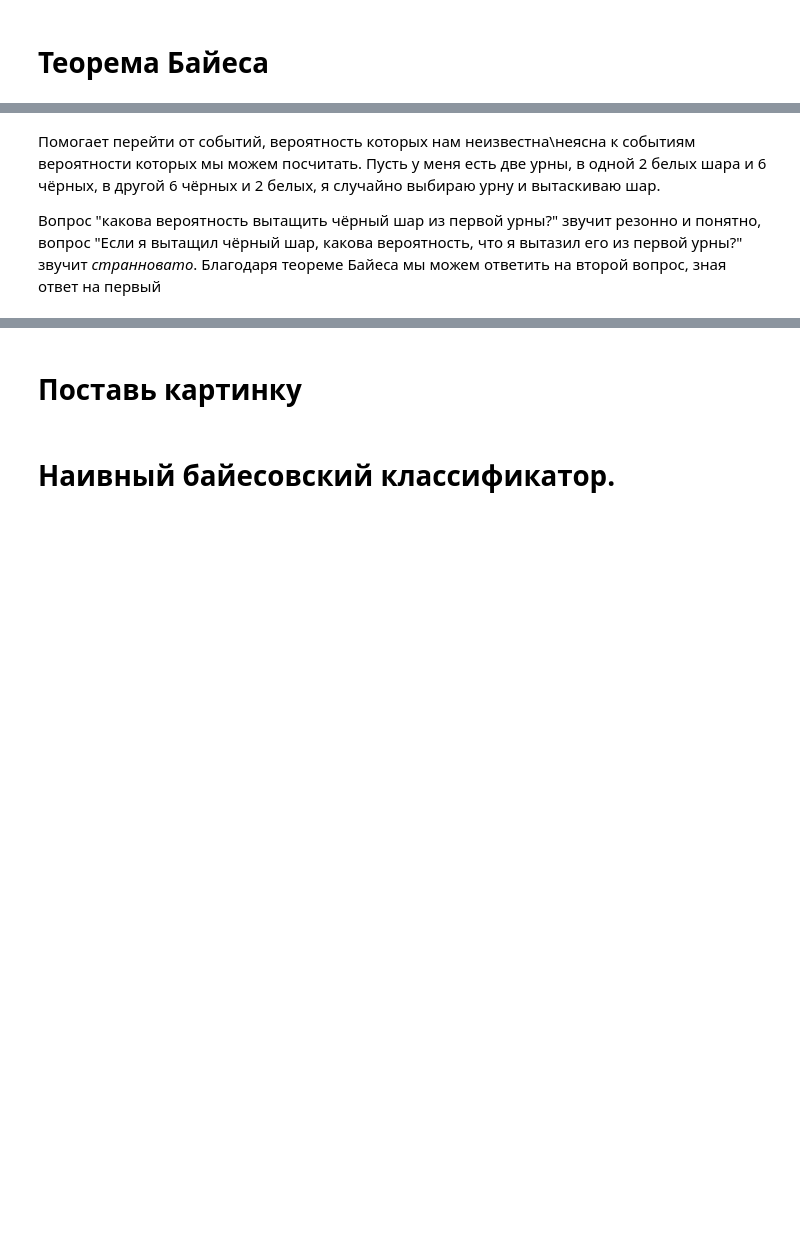
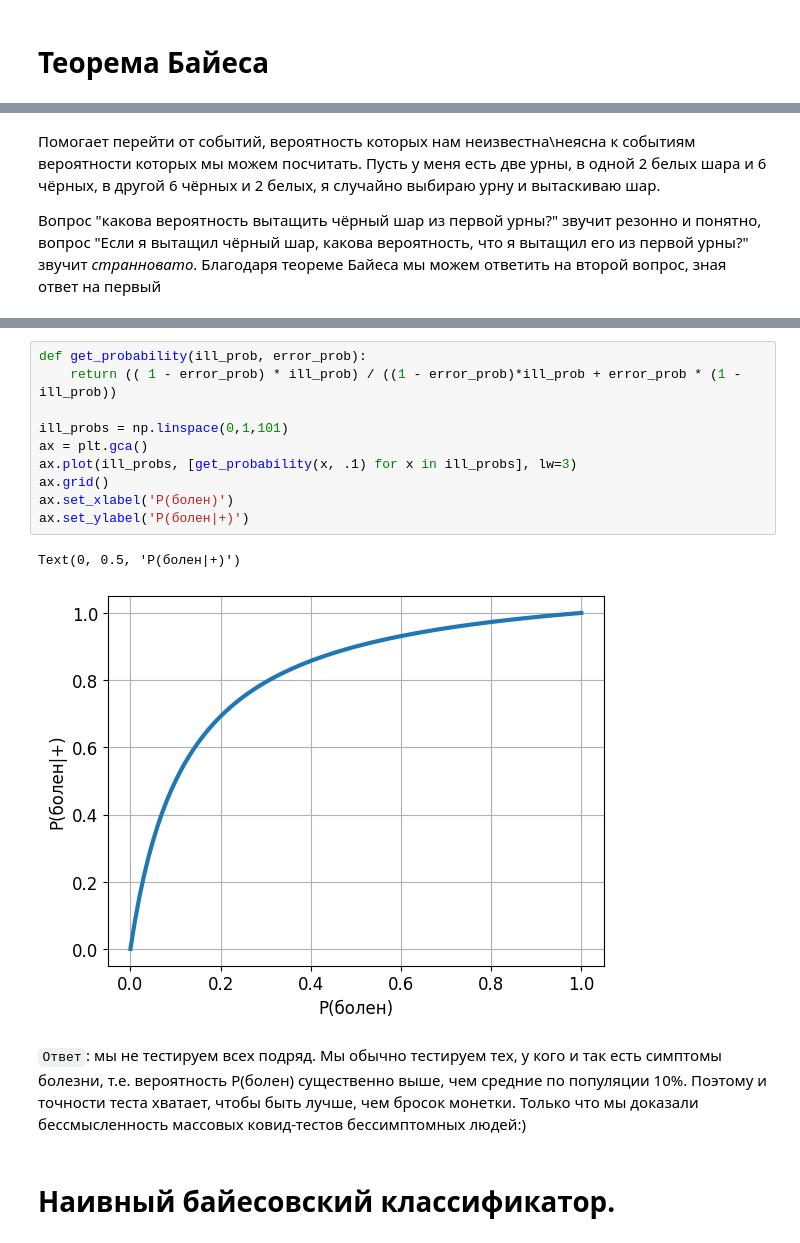
Before and after one commit to samstikhin/ml2023, a Jupyter notebook: 01-IntroML/IntroML.ipynb, the cells around one changed output, grey strips where cells are left out. Saved outputs shown, nothing was run; the diff lists cells and outputs as text; blank space fills up the shorter version.

```diff
--- a/01-IntroML/IntroML.ipynb
+++ b/01-IntroML/IntroML.ipynb
@@ -538,7 +538,7 @@ accuracy_score(y_clf, clf_dtc.predict(X_clf))
 # %% [markdown]
 Помогает перейти от событий, вероятность которых нам неизвестна\неясна к событиям вероятности которых мы можем посчитать. Пусть у меня есть две урны, в одной 2 белых шара и 6 чёрных, в другой 6 чёрных и 2 белых, я случайно выбираю урну и вытаскиваю шар.
 
-Вопрос "какова вероятность вытащить чёрный шар из первой урны?" звучит резонно и понятно, вопрос "Если я вытащил чёрный шар, какова вероятность, что я вытазил его из первой урны?" звучит *странновато*. Благодаря теореме Байеса мы можем ответить на второй вопрос, зная ответ на первый
+Вопрос "какова вероятность вытащить чёрный шар из первой урны?" звучит резонно и понятно, вопрос "Если я вытащил чёрный шар, какова вероятность, что я вытащил его из первой урны?" звучит *странновато*. Благодаря теореме Байеса мы можем ответить на второй вопрос, зная ответ на первый
 # %% [markdown]
 ### Пример
 Честно украден [отсюда](https://alexanderdyakonov.wordpress.com/2015/10/12/%D1%84%D0%BE%D1%80%D0%BC%D1%83%D0%BB%D0%B0-%D0%B1%D0%B0%D0%B9%D0%B5%D1%81%D0%B0/)
@@ -554,8 +554,21 @@ accuracy_score(y_clf, clf_dtc.predict(X_clf))
 Это удивительно. Смотрите, мы взяли прибор с очень неплохой погрешностью… всё-таки в 9 из 10 случаях он не ошибается. А получилось, что он работает как подбрасывание монеты. И верить ему совсем(!) нельзя.
 
 `Вопрос:` Где я вас обманул?
-# %% [markdown]
-# Поставь картинку
+# %%
+def get_probability(ill_prob, error_prob):
+    return (( 1 - error_prob) * ill_prob) / ((1 - error_prob)*ill_prob + error_prob * (1 - ill_prob))
+
+ill_probs = np.linspace(0,1,101)
+ax = plt.gca()
+ax.plot(ill_probs, [get_probability(x, .1) for x in ill_probs], lw=3)
+ax.grid()
+ax.set_xlabel('P(болен)')
+ax.set_ylabel('P(болен|+)')
+# %% [output]
+Text(0, 0.5, 'P(болен|+)')
+[figure, added]
+# %% [markdown]
+`Ответ`: мы не тестируем всех подряд. Мы обычно тестируем тех, у кого и так есть симптомы болезни, т.е. вероятность P(болен) существенно выше, чем средние по популяции 10%. Поэтому и точности теста хватает, чтобы быть лучше, чем бросок монетки. Только что мы доказали бессмысленность массовых ковид-тестов бессимптомных людей:)
 # %% [markdown]
 # Наивный байесовский классификатор.
 # %% [markdown]
```
Also changed, not shown: parts of 5 cells of this notebook.
